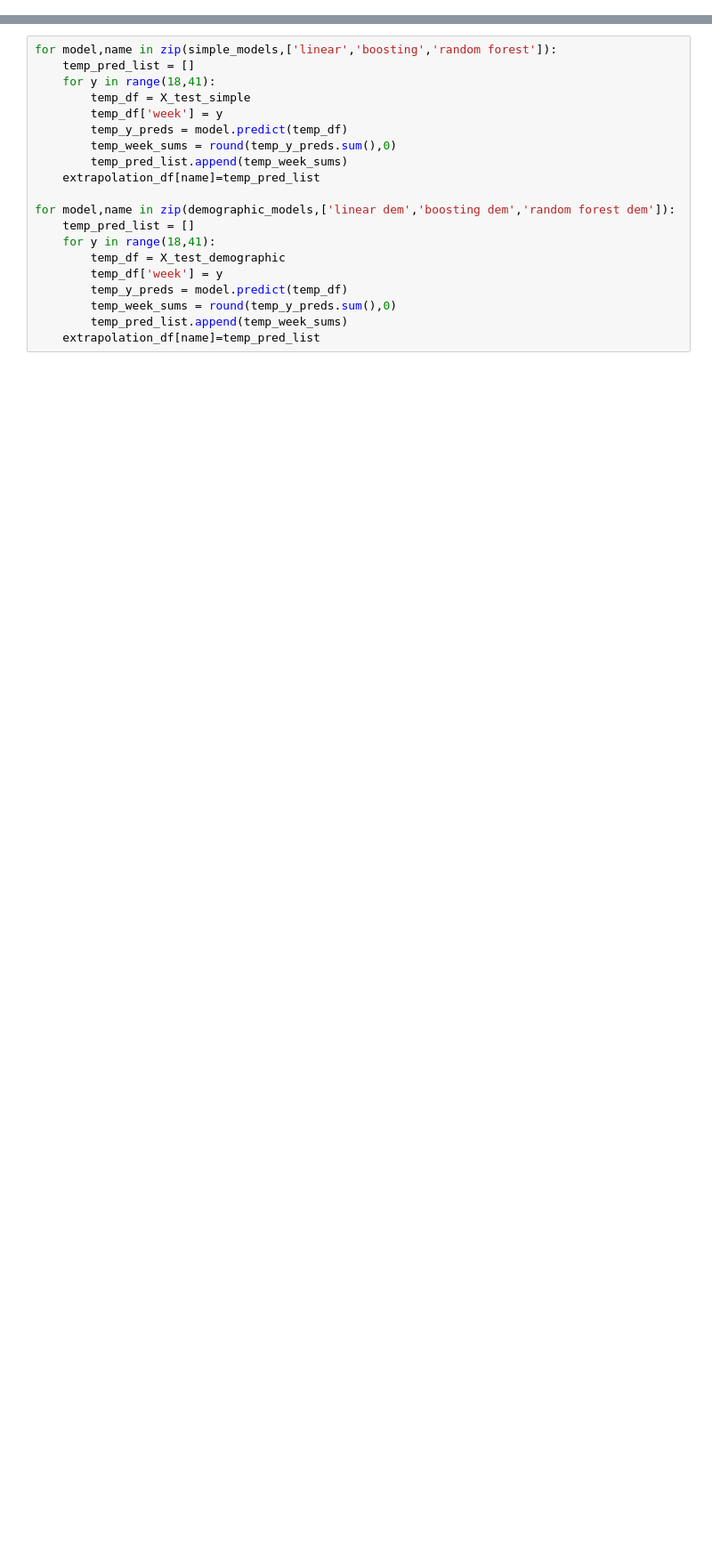
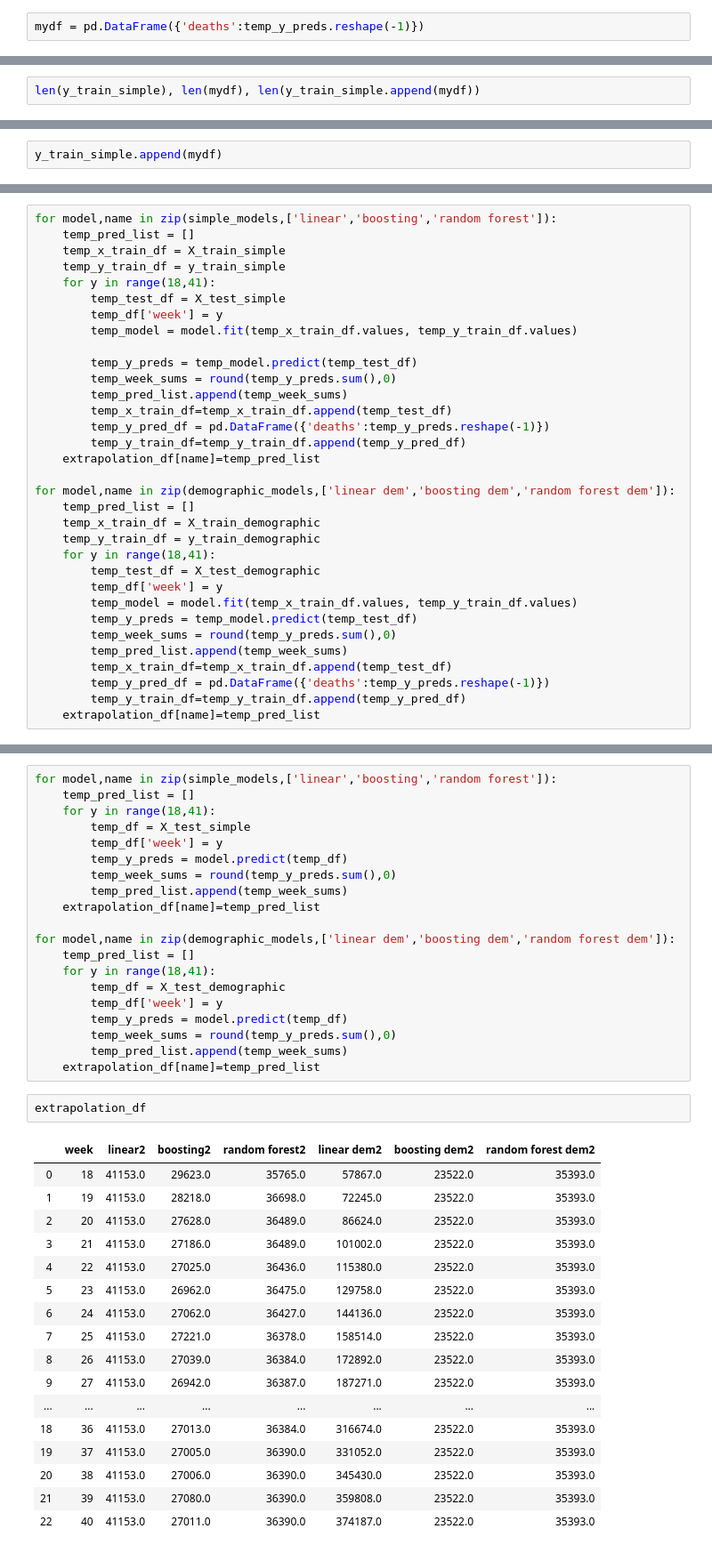
Before and after one commit to CS109b-Team37/Pollution-Prediction, a Jupyter notebook: analyses/prediction_models_ee.ipynb, the cells around one changed output, grey strips where cells are left out. Shown at 89% size. Cells and saved outputs as stored; diff of their text form; blank space fills up the shorter version.

Commit message:
add random forest with recursion

```diff
--- a/analyses/prediction_models_ee.ipynb
+++ b/analyses/prediction_models_ee.ipynb
@@ -382,0 +434,2 @@ extrapolation_df['week']=range(18,41)
+# %%
+mydf = pd.DataFrame({'deaths':temp_y_preds.reshape(-1)})
@@ -382,0 +452,2 @@ extrapolation_df['week']=range(18,41)
+# %%
+len(y_train_simple), len(mydf), len(y_train_simple.append(mydf))
@@ -382,0 +456,2 @@ extrapolation_df['week']=range(18,41)
+# %%
+y_train_simple.append(mydf)
@@ -382,0 +481,33 @@ extrapolation_df['week']=range(18,41)
+# %%
+for model,name in zip(simple_models,['linear','boosting','random forest']):
+    temp_pred_list = []
+    temp_x_train_df = X_train_simple
+    temp_y_train_df = y_train_simple
+    for y in range(18,41):
+        temp_test_df = X_test_simple
+        temp_df['week'] = y
+        temp_model = model.fit(temp_x_train_df.values, temp_y_train_df.values)
+
+        temp_y_preds = temp_model.predict(temp_test_df)
+        temp_week_sums = round(temp_y_preds.sum(),0)
+        temp_pred_list.append(temp_week_sums)
+        temp_x_train_df=temp_x_train_df.append(temp_test_df)
+        temp_y_pred_df = pd.DataFrame({'deaths':temp_y_preds.reshape(-1)})
+        temp_y_train_df=temp_y_train_df.append(temp_y_pred_df)
+    extrapolation_df[name]=temp_pred_list
+
+for model,name in zip(demographic_models,['linear dem','boosting dem','random forest dem']):
+    temp_pred_list = []
+    temp_x_train_df = X_train_demographic
+    temp_y_train_df = y_train_demographic
+    for y in range(18,41):
+        temp_test_df = X_test_demographic
+        temp_df['week'] = y
+        temp_model = model.fit(temp_x_train_df.values, temp_y_train_df.values)
+        temp_y_preds = temp_model.predict(temp_test_df)
+        temp_week_sums = round(temp_y_preds.sum(),0)
+        temp_pred_list.append(temp_week_sums)
+        temp_x_train_df=temp_x_train_df.append(temp_test_df)
+        temp_y_pred_df = pd.DataFrame({'deaths':temp_y_preds.reshape(-1)})
+        temp_y_train_df=temp_y_train_df.append(temp_y_pred_df)
+    extrapolation_df[name]=temp_pred_list
@@ -400,6 +550,26 @@ for model,name in zip(demographic_models,['linear dem','boosting dem','random fo
         temp_week_sums = round(temp_y_preds.sum(),0)
         temp_pred_list.append(temp_week_sums)
     extrapolation_df[name]=temp_pred_list
+# %%
+extrapolation_df
+# %% [output]
+|  | week | linear2 | boosting2 | random forest2 | linear dem2 | boosting dem2 | random forest dem2 |
+| 0 | 18 | 41153.0 | 29623.0 | 35765.0 | 57867.0 | 23522.0 | 35393.0 |
+| 1 | 19 | 41153.0 | 28218.0 | 36698.0 | 72245.0 | 23522.0 | 35393.0 |
+| 2 | 20 | 41153.0 | 27628.0 | 36489.0 | 86624.0 | 23522.0 | 35393.0 |
+| 3 | 21 | 41153.0 | 27186.0 | 36489.0 | 101002.0 | 23522.0 | 35393.0 |
+| 4 | 22 | 41153.0 | 27025.0 | 36436.0 | 115380.0 | 23522.0 | 35393.0 |
+| 5 | 23 | 41153.0 | 26962.0 | 36475.0 | 129758.0 | 23522.0 | 35393.0 |
+| 6 | 24 | 41153.0 | 27062.0 | 36427.0 | 144136.0 | 23522.0 | 35393.0 |
+| 7 | 25 | 41153.0 | 27221.0 | 36378.0 | 158514.0 | 23522.0 | 35393.0 |
+| 8 | 26 | 41153.0 | 27039.0 | 36384.0 | 172892.0 | 23522.0 | 35393.0 |
+| 9 | 27 | 41153.0 | 26942.0 | 36387.0 | 187271.0 | 23522.0 | 35393.0 |
+| ... | ... | ... | ... | ... | ... | ... | ... |
+| 18 | 36 | 41153.0 | 27013.0 | 36384.0 | 316674.0 | 23522.0 | 35393.0 |
+| 19 | 37 | 41153.0 | 27005.0 | 36390.0 | 331052.0 | 23522.0 | 35393.0 |
+| 20 | 38 | 41153.0 | 27006.0 | 36390.0 | 345430.0 | 23522.0 | 35393.0 |
+| 21 | 39 | 41153.0 | 27080.0 | 36390.0 | 359808.0 | 23522.0 | 35393.0 |
+| 22 | 40 | 41153.0 | 27011.0 | 36390.0 | 374187.0 | 23522.0 | 35393.0 |
 # %%
 import matplotlib.pyplot as plt
 import numpy as np
```
Also changed, not shown: parts of 17 cells of this notebook.
